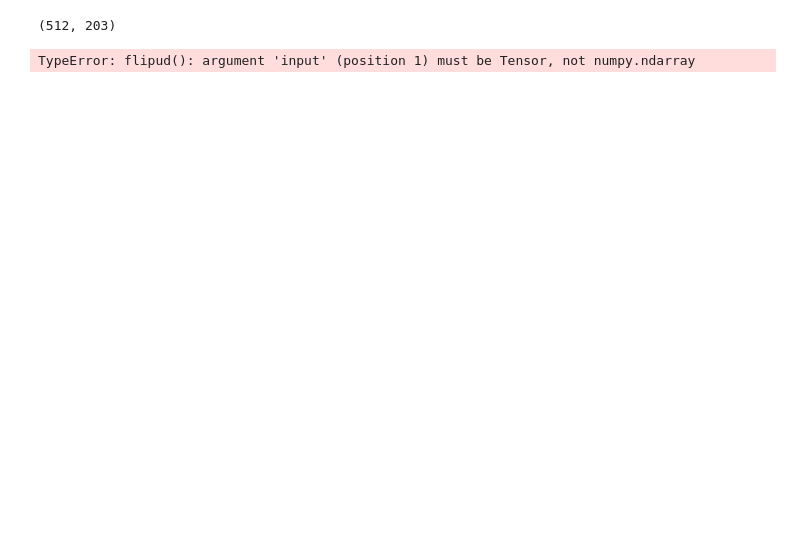
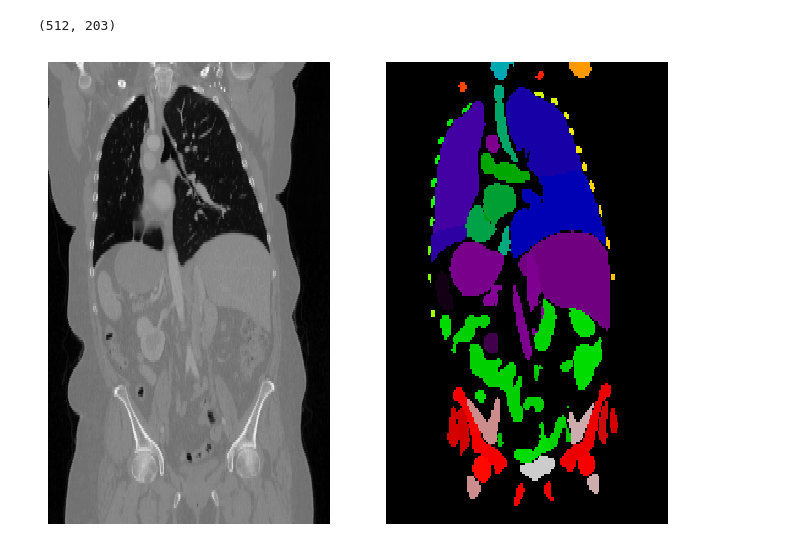
Before and after one commit to adamkurth/understand-liver-segmentation, a Jupyter notebook: main.ipynb, the cells around one changed output. Cells and saved outputs as stored; diff of their text form; code cells hidden in the pictures; blank space fills up the shorter version.

```diff
--- a/main.ipynb
+++ b/main.ipynb
@@ -295,24 +297,21 @@ segmenation = segmenation.cpu().numpy()
 # %%
 slice_idx = 250
-CT_coronal_slice = CT[0, slice_idx].cpu().numpy()
+CT_coronal_slice = CT[0,:, slice_idx].cpu().numpy()
 segmentation_coronal_slice = segmenation[0,slice_idx]
 # %%
 CT_coronal_slice.shape
 # %% [output]
 (512, 203)
 # %%
-CT_coronal_slice = torch.flipud(CT[0,300].cpu().numpy())
-CT_coronal_slice = np.fliplr(CT_coronal_slice)
-segmentation_coronal_slice = torch.flip(data['pred'][0, :, 300, :], dims=[1]).cpu().numpy()
-segmentation_coronal_slice = np.flipud(segmentation_coronal_slice)
+segmentation_coronal_slice = np.flip(data['pred'][0, :, 250, :].cpu().numpy())
 
 plt.figure(figsize=(8, 6))
 plt.subplot(121)
 plt.pcolormesh(CT_coronal_slice.T, cmap='Greys_r')
 plt.axis('off')
 plt.subplot(122)
 plt.pcolormesh(segmentation_coronal_slice.T, cmap='nipy_spectral')
 plt.axis('off')
 plt.show()
 # %% [output]
-TypeError: flipud(): argument 'input' (position 1) must be Tensor, not numpy.ndarray
+[figure, added]
```
Also changed, not shown: parts of 6 cells of this notebook.
